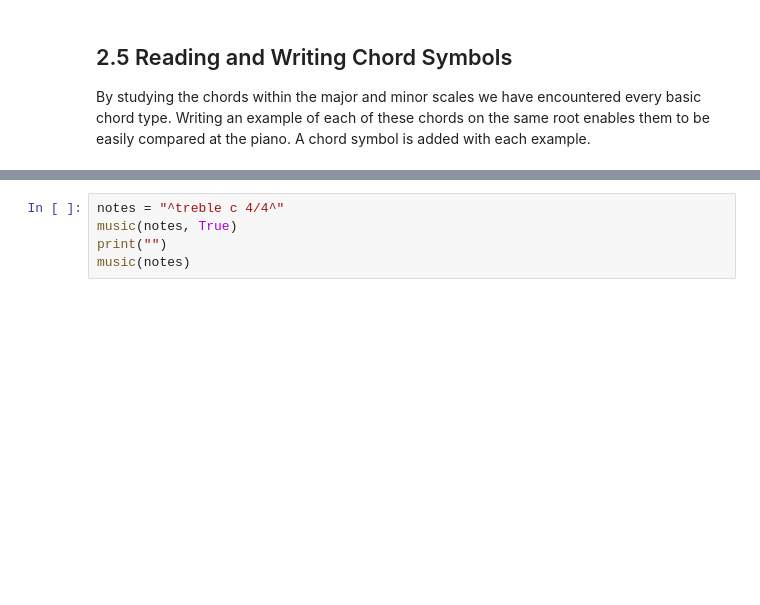
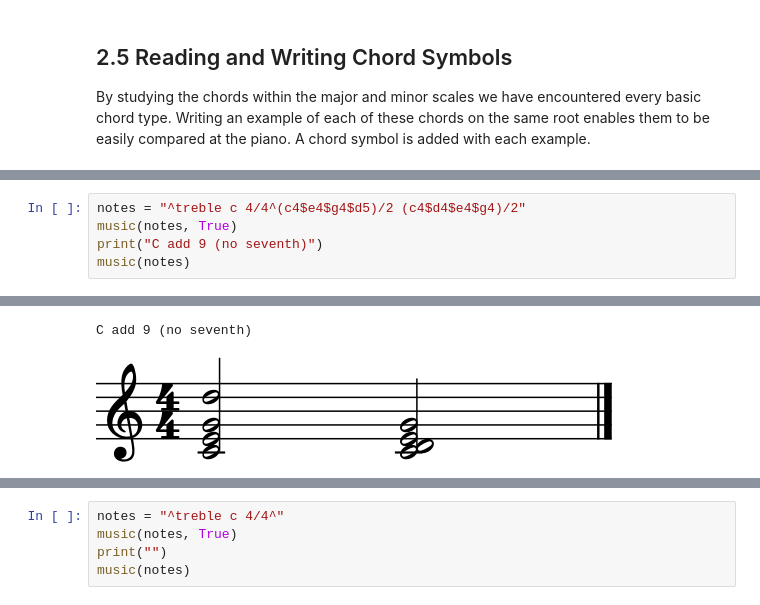
Before and after one commit to cwrightlibrary/JazzNotebooks, a Jupyter notebook: modern-jazz-piano/modern-jazz-piano.ipynb, the cells around one changed output, grey strips where cells are left out. Cells and saved outputs as stored; diff of their text form; blank space fills up the shorter version.

```diff
--- a/modern-jazz-piano/modern-jazz-piano.ipynb
+++ b/modern-jazz-piano/modern-jazz-piano.ipynb
@@ -703,0 +731,6 @@ By studying the chords within the major and minor scales we have encountered eve
+# %%
+notes = "^treble c 4/4^(c4$e4$g4$d5)/2 (c4$d4$e4$g4)/2"
+music(notes, True)
+print("C add 9 (no seventh)")
+music(notes)
+# %% [output]
@@ -703,0 +738,2 @@ By studying the chords within the major and minor scales we have encountered eve
+C add 9 (no seventh)
+[figure, added]
```
Also changed, not shown: parts of 50 cells of this notebook.
